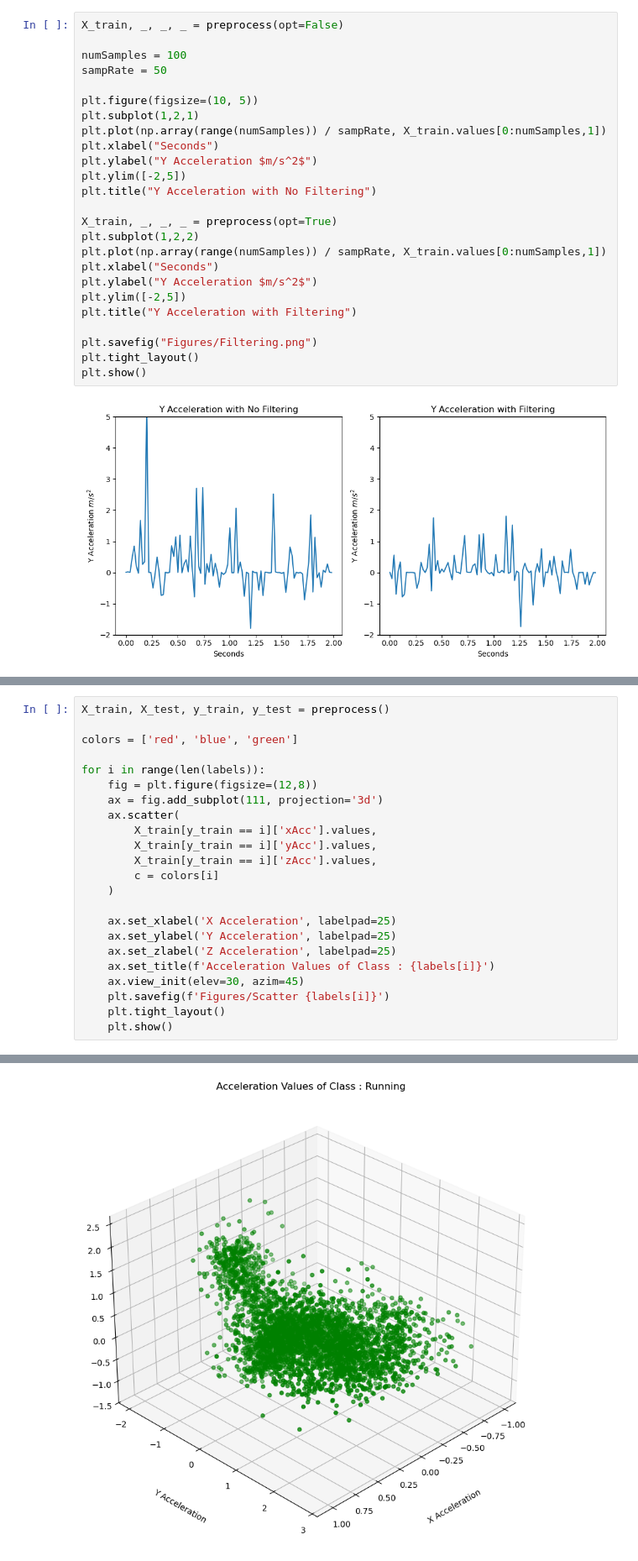
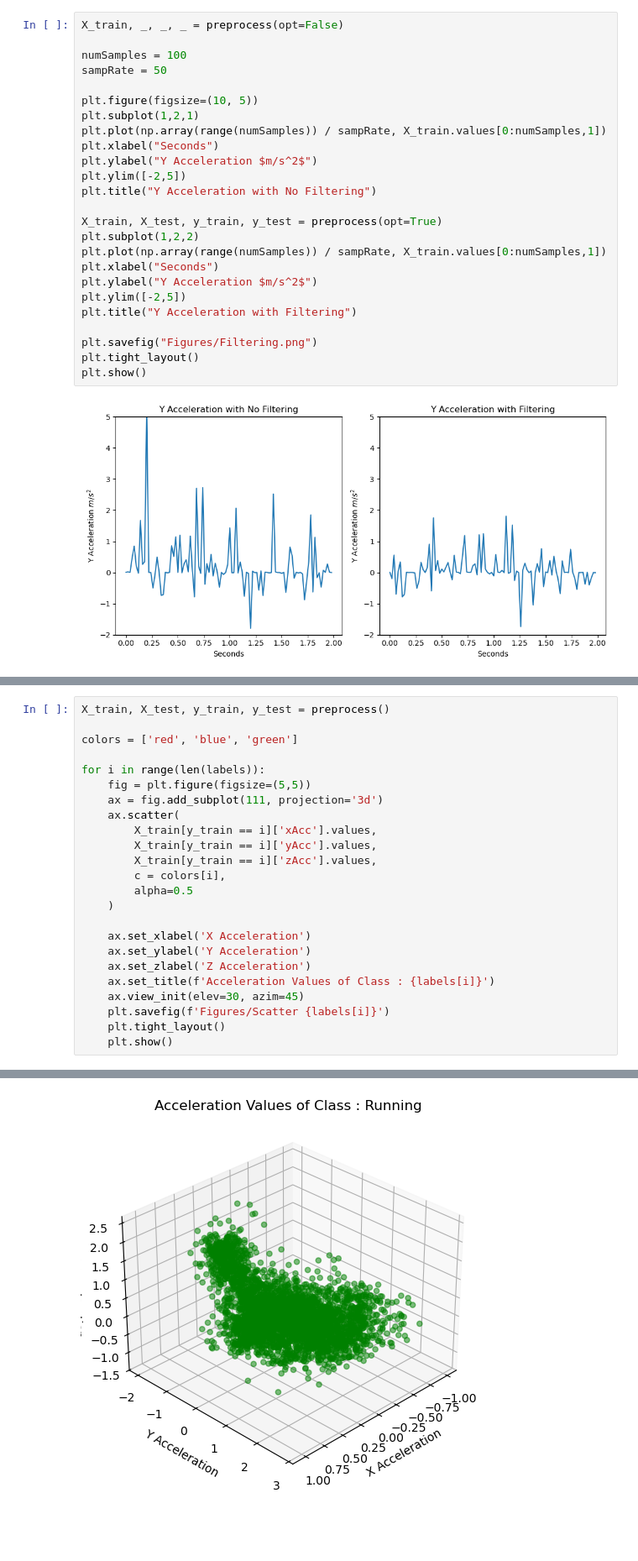
Before and after one commit to mlmulv/Activity-Recognition-Project, a Jupyter notebook: Activity-Recognition-Project.ipynb, the cells around one changed output, grey strips where cells are left out. Shown at 84% size. Drawn from its saved outputs; the diff is of its cells as text; blank space fills up the shorter version.

```diff
--- a/Activity-Recognition-Project.ipynb
+++ b/Activity-Recognition-Project.ipynb
@@ -26,7 +26,7 @@ plt.ylabel("Y Acceleration $m/s^2$")
 plt.ylim([-2,5])
 plt.title("Y Acceleration with No Filtering")
 
-X_train, _, _, _ = preprocess(opt=True)
+X_train, X_test, y_train, y_test = preprocess(opt=True)
 plt.subplot(1,2,2)
 plt.plot(np.array(range(numSamples)) / sampRate, X_train.values[0:numSamples,1])
 plt.xlabel("Seconds")
@@ -61,18 +68,19 @@ X_train, X_test, y_train, y_test = preprocess()
 colors = ['red', 'blue', 'green']
 
 for i in range(len(labels)):
-    fig = plt.figure(figsize=(12,8))
+    fig = plt.figure(figsize=(5,5))
     ax = fig.add_subplot(111, projection='3d')
     ax.scatter(
         X_train[y_train == i]['xAcc'].values,
         X_train[y_train == i]['yAcc'].values,
         X_train[y_train == i]['zAcc'].values,
-        c = colors[i]
+        c = colors[i],
+        alpha=0.5
     )
 
-    ax.set_xlabel('X Acceleration', labelpad=25)
-    ax.set_ylabel('Y Acceleration', labelpad=25)
-    ax.set_zlabel('Z Acceleration', labelpad=25)
+    ax.set_xlabel('X Acceleration')
+    ax.set_ylabel('Y Acceleration')
+    ax.set_zlabel('Z Acceleration')
     ax.set_title(f'Acceleration Values of Class : {labels[i]}')
     ax.view_init(elev=30, azim=45)
     plt.savefig(f'Figures/Scatter {labels[i]}')
@@ -84,2 +92,2 @@ for i in range(len(labels)):
-[figure, old version]
+[figure, new version]
 # %%
```
Also changed, not shown: parts of 7 cells of this notebook, 2 other files.
